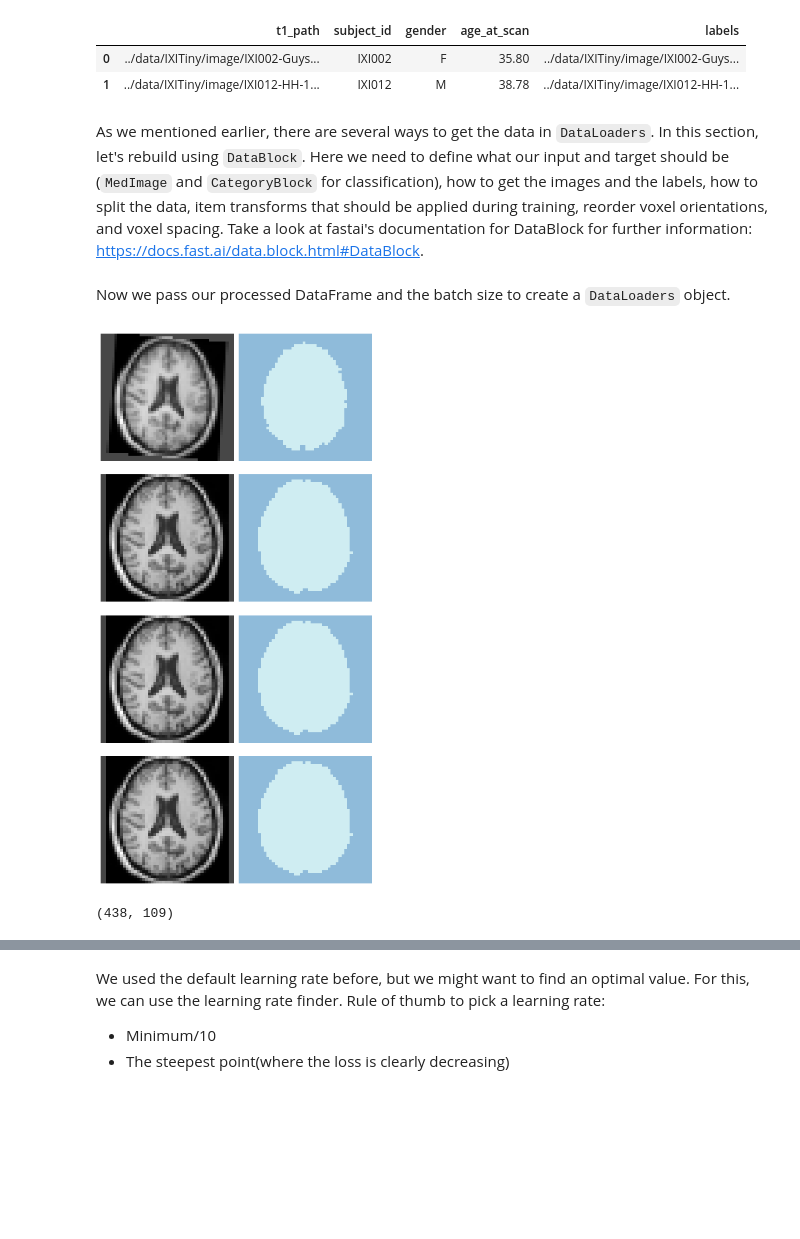
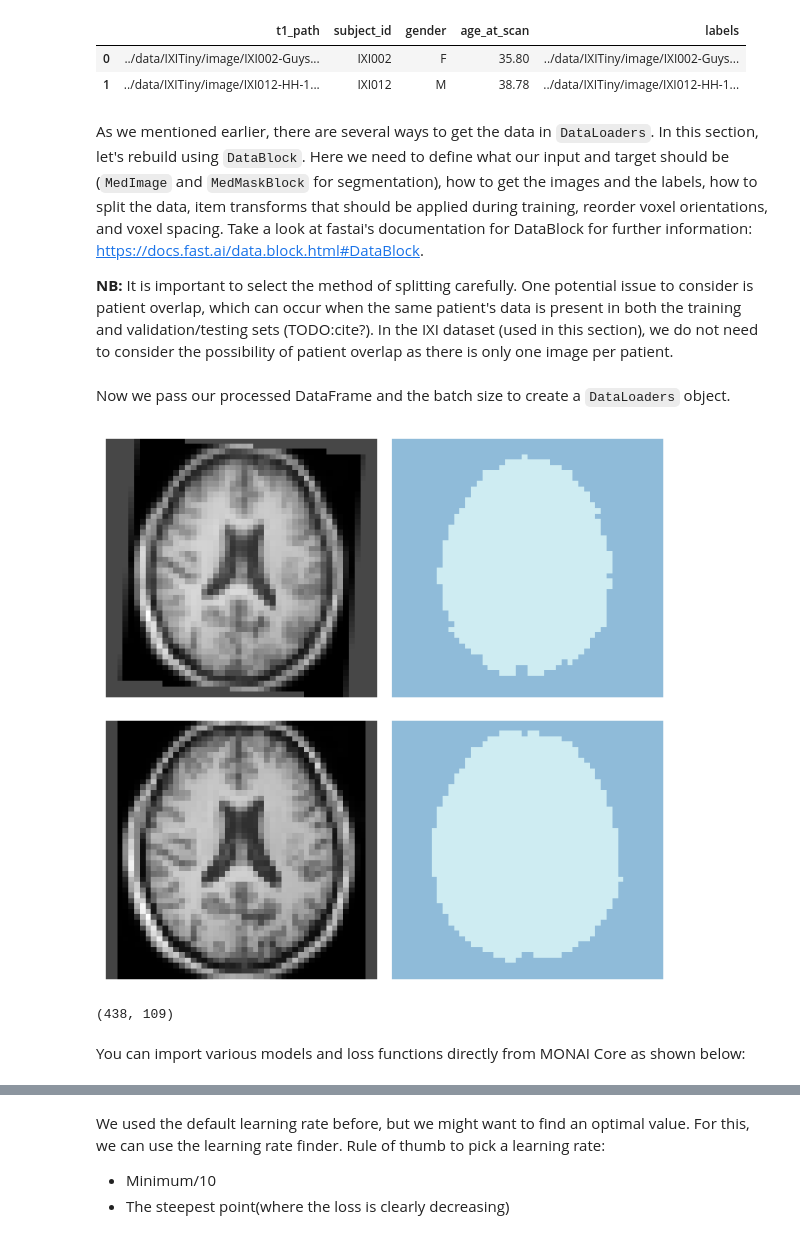
Before and after one commit to MMIV-ML/fastMONAI, a Jupyter notebook: paper/paper-v2.ipynb, the cells around one changed output, grey strips where cells are left out. Drawn from its saved outputs; the diff is of its cells as text; code cells hidden in the pictures; blank space fills up the shorter version.

```diff
--- a/paper/paper-v2.ipynb
+++ b/paper/paper-v2.ipynb
@@ -228,9 +231,9 @@ img_size
 [44.0, 55.0, 83.0]
 # %%
 bs=4
-in_shape = [1, 48, 48, 80]
+size = [48, 48, 80]
 # %%
-item_tfms = [ZNormalization(), PadOrCrop(in_shape[1:]),
+item_tfms = [ZNormalization(), PadOrCrop(size),
              RandomAffine(scales=0.1, degrees=5)]
 # %%
 df.head(2)
@@ -242,5 +245,7 @@ df.head(2)
 df['labels'] = df['t1_path'].replace({"image": "label"},regex=True)
 # %% [markdown]
 As we mentioned earlier, there are several ways to get the data in `DataLoaders`. In this section, let's rebuild using `DataBlock`.
-Here we need to define what our input and target should be (`MedImage` and `CategoryBlock` for classification), how to get the images and the labels, how to split the data, item transforms that should be applied during training, reorder voxel orientations, and voxel spacing. Take a look at fastai's documentation for DataBlock for further information: [https://docs.fast.ai/data.block.html#DataBlock](https://docs.fast.ai/data.block.html#DataBlock).
+Here we need to define what our input and target should be (`MedImage` and `MedMaskBlock` for segmentation), how to get the images and the labels, how to split the data, item transforms that should be applied during training, reorder voxel orientations, and voxel spacing. Take a look at fastai's documentation for DataBlock for further information: [https://docs.fast.ai/data.block.html#DataBlock](https://docs.fast.ai/data.block.html#DataBlock).
+
+<b>NB:</b> It is important to select the method of splitting carefully. One potential issue to consider is patient overlap, which can occur when the same patient's data is present in both the training and validation/testing sets (TODO:cite?). In the IXI dataset (used in this section), we do not need to consider the possibility of patient overlap as there is only one image per patient.
 # %%
@@ -257,11 +261,13 @@ Now we pass our processed DataFrame and the batch size to create a `DataLoaders`
 # %%
 dls = dblock.dataloaders(df, bs=bs)
 # %%
-dls.show_batch(max_n=4, anatomical_plane=2, unique=True)
+dls.show_batch(max_n=2, anatomical_plane=2, unique=True)
 # %% [output]
-[figure, old version]
+[figure, new version]
 # %%
 len(dls.train_ds.items), len(dls.valid_ds.items)
 # %% [output]
 (438, 109)
+# %% [markdown]
+You can import various models and loss functions directly from MONAI Core as shown below:
 # %%
```
Also changed, not shown: parts of 49 cells of this notebook, 10 other files.
